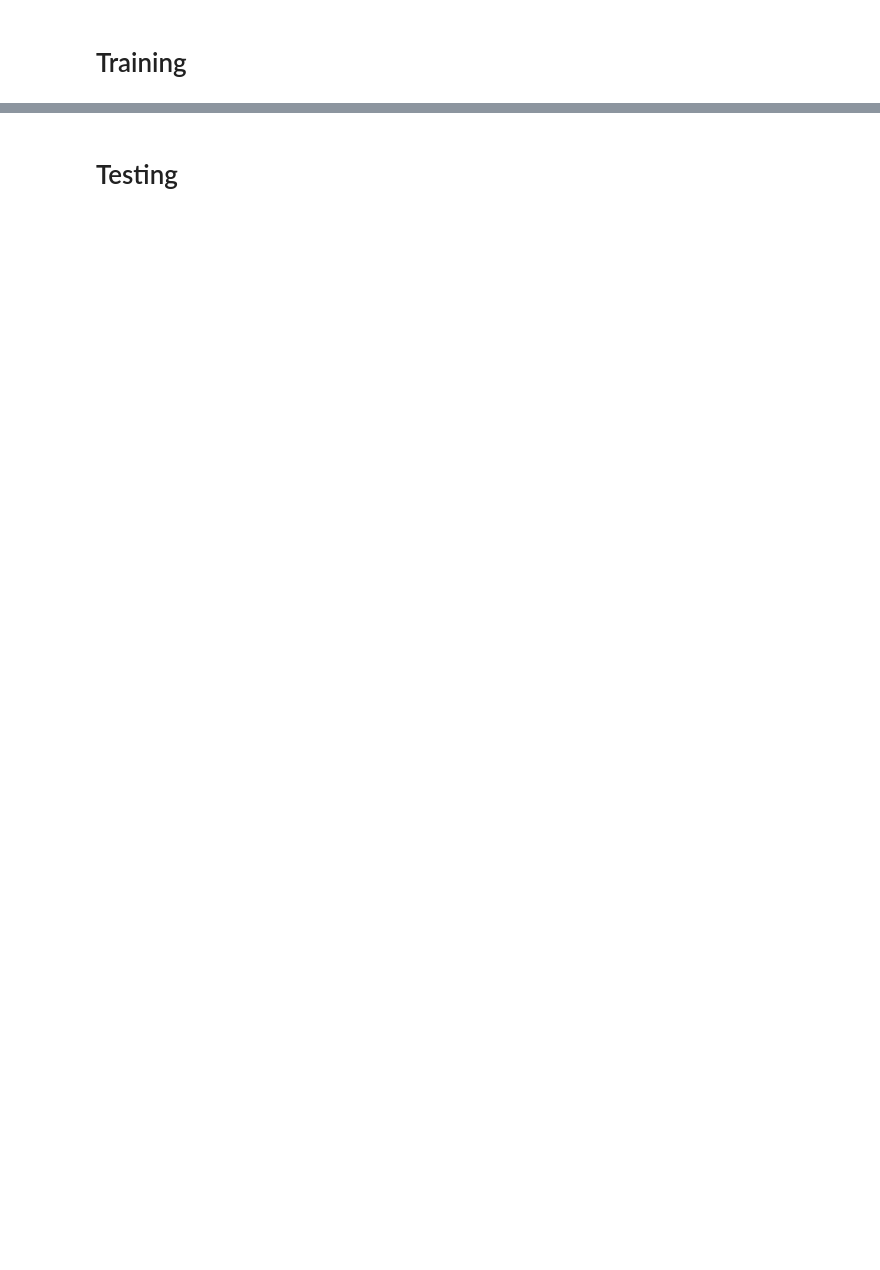
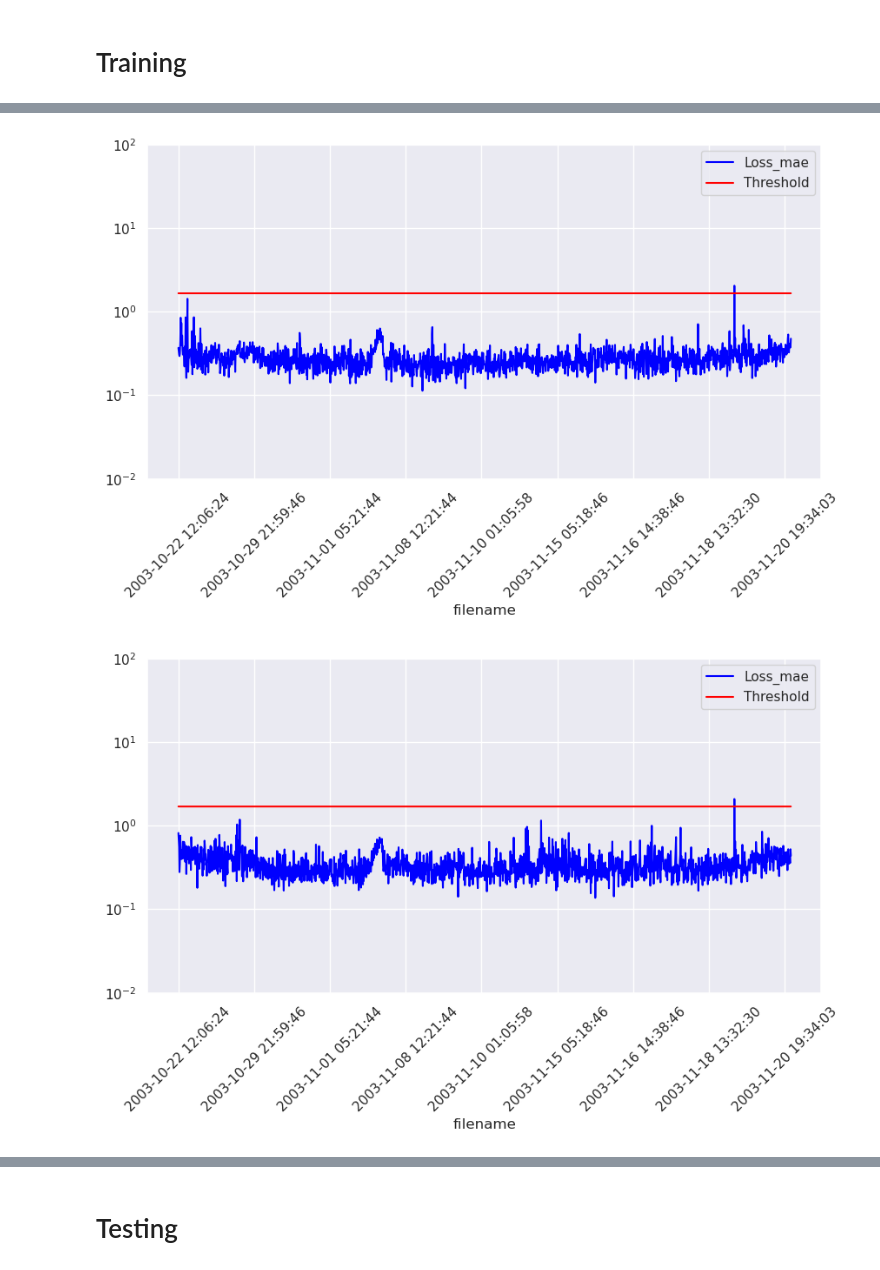
Before and after one commit to casual-coder-sm/bearing-vibration-anomaly-detection, a Jupyter notebook: models/autoencoder_lstm/autoencoder_lstm_trial_app.ipynb, the cells around one changed output, grey strips where cells are left out. Cells and saved outputs as stored; diff of their text form; code cells hidden in the pictures; blank space fills up the shorter version.

```diff
--- a/models/autoencoder_lstm/autoencoder_lstm_trial_app.ipynb
+++ b/models/autoencoder_lstm/autoencoder_lstm_trial_app.ipynb
@@ -78,3 +139,9 @@ plt.xlim([0.0,.5])
 # %%
-train_scored.plot(logy=True,  figsize=(8,4), ylim=[1e-2,1e2], color=['blue','red'])
-plt.show()
+for indx in training_results:
+    training_results[indx]['score'].plot(logy=True,  figsize=(10,5), ylim=[1e-2,1e2], color=['blue','red'])
+    ax = plt.gca()
+    ax.tick_params(axis='x', labelrotation=45)
+    plt.show()
+# %% [output]
+[figure, added]
+[figure, added]
```
Also changed, not shown: parts of 13 cells of this notebook, 28 other files.
